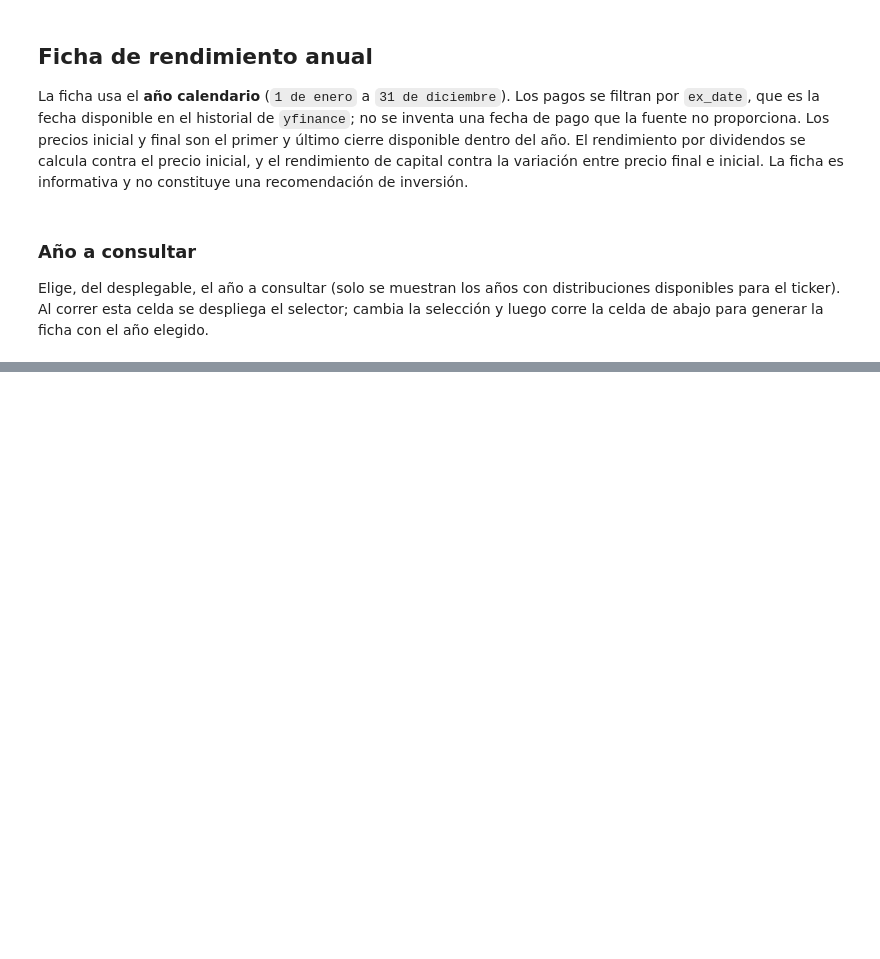
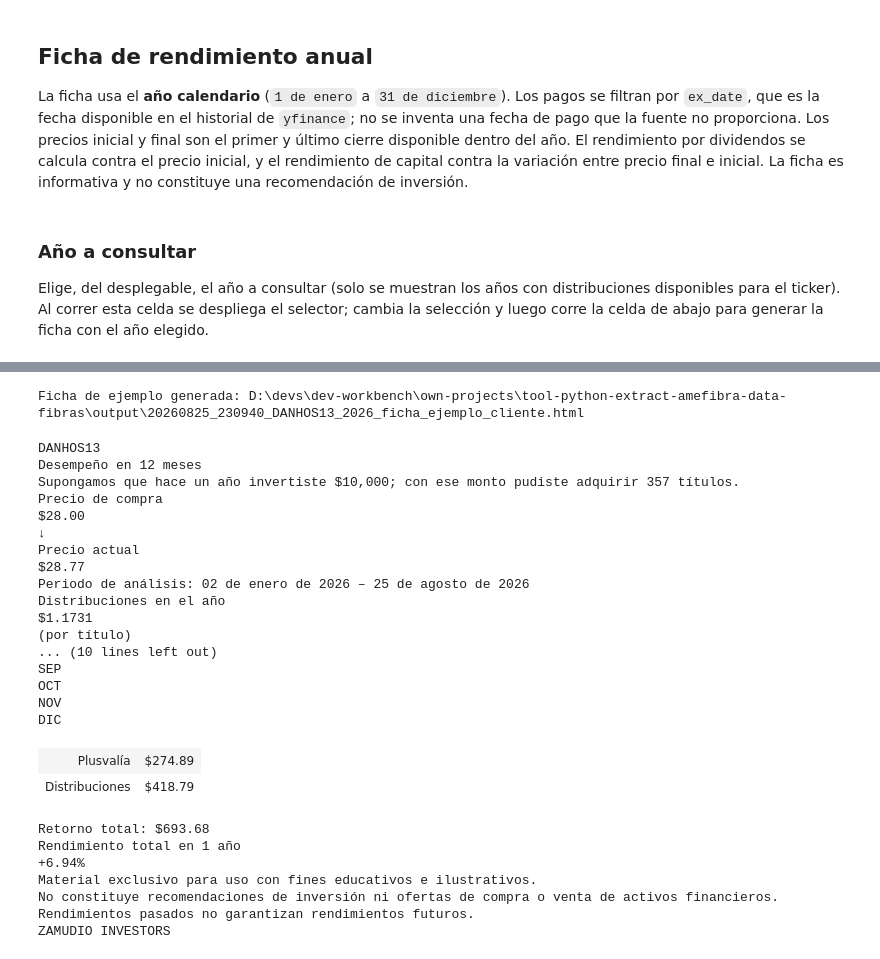
Before and after one commit to liazamudio/tool-python-extract-amefibra-data-fibras, a Jupyter notebook: amefibra-indice-fibras.ipynb, the cells around one changed output, grey strips where cells are left out. Saved outputs shown, nothing was run; the diff lists cells and outputs as text; code cells hidden in the pictures; blank space fills up the shorter version.

Commit message:
Implementación de la fiche de ejemplo

```diff
--- a/amefibra-indice-fibras.ipynb
+++ b/amefibra-indice-fibras.ipynb
@@ -106,0 +194,30 @@ ruta_ficha = mostrar_ficha_rendimiento(TICKER_SELECCIONADO, AÑO_SELECCIONADO, C
+# %%
+ruta_ficha_ejemplo = mostrar_ficha_ejemplo_cliente(TICKER_SELECCIONADO, AÑO_SELECCIONADO, CARPETA_SALIDA, historial_dividendos)
+# %% [output]
+Ficha de ejemplo generada: D:\devs\dev-workbench\own-projects\tool-python-extract-amefibra-data-fibras\output\20260825_230940_DANHOS13_2026_ficha_ejemplo_cliente.html
+DANHOS13
+Desempeño en 12 meses
+Supongamos que hace un año invertiste $10,000; con ese monto pudiste adquirir 357 títulos.
+Precio de compra
+$28.00
+↓
+Precio actual
+$28.77
+Periodo de análisis: 02 de enero de 2026 – 25 de agosto de 2026
+Distribuciones en el año
+$1.1731
+(por título)
+... (10 lines left out)
+SEP
+OCT
+NOV
+DIC
+| Plusvalía | $274.89 |
+| Distribuciones | $418.79 |
+Retorno total: $693.68
+Rendimiento total en 1 año
++6.94%
+Material exclusivo para uso con fines educativos e ilustrativos.
+No constituye recomendaciones de inversión ni ofertas de compra o venta de activos financieros.
+Rendimientos pasados no garantizan rendimientos futuros.
+ZAMUDIO INVESTORS
```
Also changed, not shown: parts of 9 cells of this notebook, 1 other file.
